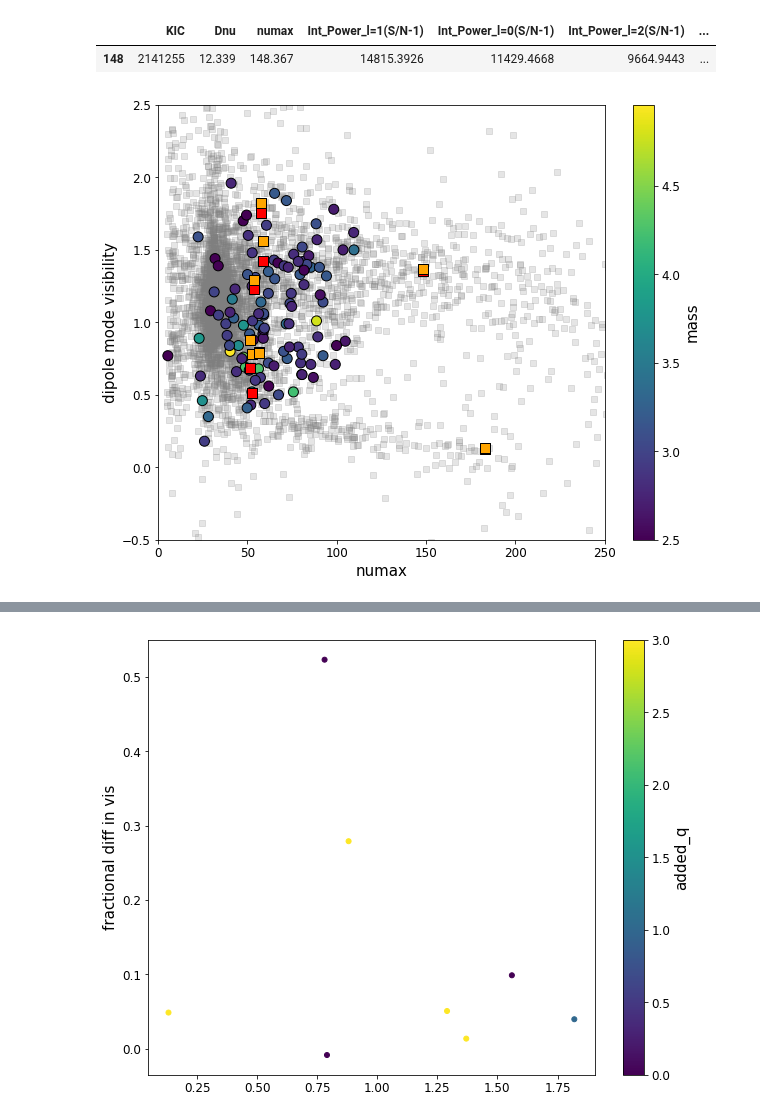
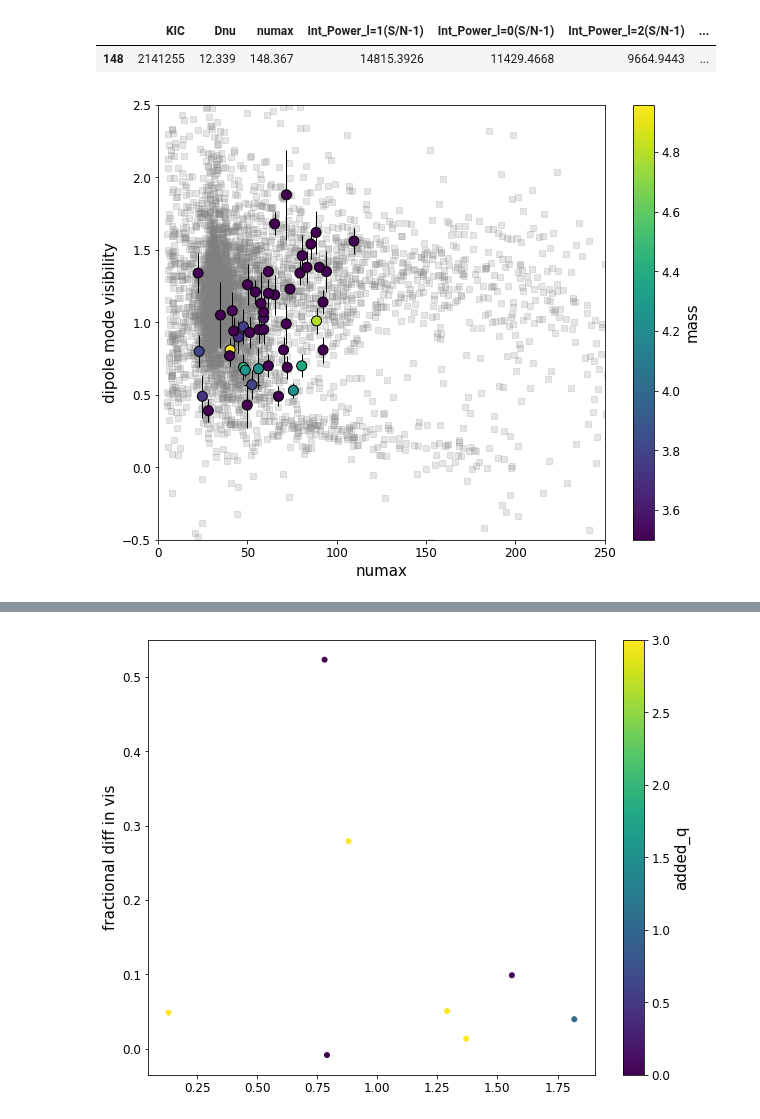
Before and after one commit to courtcraw/Notebooks, a Jupyter notebook: mode_visibilities.ipynb, the cells around one changed output, grey strips where cells are left out. Saved outputs shown, nothing was run; the diff lists cells and outputs as text; code cells hidden in the pictures.

Commit message:
updated visibility error estimates and updated SSP notebook

```diff
--- a/mode_visibilities.ipynb
+++ b/mode_visibilities.ipynb
@@ -44,6 +44,8 @@ highmass_rc
 | 113 | 7347076 | 13.66 | 17 | 1308.5 | 90.59 | 2.34 | 7.216 | 0.045 | 23.6 | 25.8 | ... | ... |
 | 114 | 10163776 | 11.46 | 15 | 1055.8 | 76.00 | 2.01 | 6.165 | 0.041 | 27.7 | 25.5 | ... | ... |
 115 rows × 36 columns
+# %%
+highmass_visibilities = pd.read_csv('../datatables/highmass_visibilities.csv')
 # %%
 adopted_masses = pd.read_csv('../datatables/adopted_masses.csv')
 adopted_masses
@@ -252,40 +263,63 @@ vistest_octupo = [0.14,0.07,0.14,0.06,0.13,0.16,0.11,0.15]
 
 plt.scatter(dennis_data['numax'][::3],
            dennis_data['Int_Power_l=1(S/N-1)'][::3]/dennis_data['Int_Power_l=0(S/N-1)'][::3],
            s=40,marker='s',color='tab:grey',alpha=0.2)
 
-plt.scatter(highmass_rc_newvals['pysyd_numax'],highmass_rc_newvals['l1_vis'],
-            c=adopted_masses['corr_mass'],cmap='viridis',s=100,edgecolor='k')
+# plt.scatter(highmass_rc_newvals['pysyd_numax'],highmass_visibilities['l1_vis'],
+#             c=adopted_masses['corr_mass'],cmap='viridis',s=100,edgecolor='k')
+# plt.errorbar(highmass_rc_newvals['pysyd_numax'],highmass_visibilities['l1_vis'],
+#              xerr=highmass_rc_newvals['e_pysyd_numax'],yerr=highmass_visibilities['e_l1_vis'],
+#              linestyle='None',color='k',zorder=3)#,alpha=0.5)
+# plt.scatter(highmass_rc_newvals['pysyd_numax'],highmass_visibilities['l1_vis'],
+#             c=adopted_masses['corr_mass'],cmap='viridis',s=100,edgecolor='k',zorder=4)
+# plt.colorbar(label='mass')
+# plt.clim(vmin=2.5)
+
+plt.errorbar(highmass_rc_newvals['pysyd_numax'][sample_mask],highmass_visibilities['l1_vis'][sample_mask],
+                 xerr=highmass_rc_newvals['e_pysyd_numax'][sample_mask],yerr=highmass_visibilities['e_l1_vis'][sample_mask],
+             linestyle='None',color='k',zorder=3)#,alpha=0.5)
+plt.scatter(highmass_rc_newvals['pysyd_numax'][sample_mask],highmass_visibilities['l1_vis'][sample_mask],
+                c=adopted_masses['corr_mass'][sample_mask],cmap='viridis',s=100,edgecolor='k',zorder=4)
 plt.colorbar(label='mass')
-plt.clim(vmin=2.5)
+plt.clim(vmin=3.5)
 
-for i in range(0,len(dennis_vis)):
-    if dennis_vis['KIC'][i] in vistest_list:
-        plt.scatter(dennis_vis['Numax/muHz'][i],dennis_vis['V^2(l=1)'][i],
-                    color='red',s=100,edgecolor='k',marker='s')
-plt.scatter(vistest_numax,vistest_dipole,
-            color='orange',s=100,edgecolor='k',marker='s')
+
+
+# plt.errorbar(highmass_rc_newvals['pysyd_numax'],highmass_visibilities['5o_l1_vis'],
+#              xerr=highmass_rc_newvals['e_pysyd_numax'],yerr=highmass_visibilities['5o_e_l1_vis'],
+#              linestyle='None',color='k',zorder=3)#,alpha=0.5)
+# plt.scatter(highmass_rc_newvals['pysyd_numax'],highmass_visibilities['5o_l1_vis'],
+#             c=adopted_masses['corr_mass'],cmap='seismic',s=100,edgecolor='k',zorder=4,marker='s')
+# plt.colorbar(label='mass')
+# plt.clim(vmin=2.5)
+
+# for i in range(0,len(dennis_vis)):
+#     if dennis_vis['KIC'][i] in vistest_list:
+#         plt.scatter(dennis_vis['Numax/muHz'][i],dennis_vis['V^2(l=1)'][i],
+#                     color='red',s=100,edgecolor='k',marker='s')
+# plt.scatter(vistest_numax,vistest_dipole,
+#             color='orange',s=100,edgecolor='k',marker='s')
 
 # plt.plot(dennis_vis_models['numax/microHz'][dennis_vis_models['Mass/Msun']==1.9],
 #          dennis_vis_models['V^2(l=1,tau=10d)'][dennis_vis_models['Mass/Msun']==1.9],linewidth=2)
 
 # plt.scatter(highmass_rc_newvals['pysyd_numax'],highmass_rc_newvals['l1_vis'],
 #             c=np.log10(highmass_rc_newvals['l0_mean_amp']*highmass_rc_newvals['l1_vis']),
 #             cmap='viridis',s=100,edgecolor='k')
 # plt.colorbar(label='l1_mean_amp')
 # plt.clim(vmax=3.8)
 
 # plt.scatter(highmass_rc_newvals['pysyd_numax'],highmass_rc_newvals['l1_vis'],
 #             c=np.log10(highmass_rc_newvals['l0_mean_amp']),cmap='viridis',s=100,edgecolor='k')
 # plt.colorbar(label='l0_mean_amp')
 # plt.clim(vmax=3.8)
 
 plt.xlim(0,250)
 # plt.xlim(40,70)
 plt.ylim(-0.5,2.5)
 plt.xlabel('numax')
 plt.ylabel('dipole mode visibility')
 # plt.savefig('/Users/ccra8514/Desktop/dipole_vis',dpi=300,bbox_inches='tight')
 plt.show()
 # %% [output]
-[figure, old version]
+[figure, new version]
```
Also changed, not shown: parts of 7 cells of this notebook, 4 other files.
